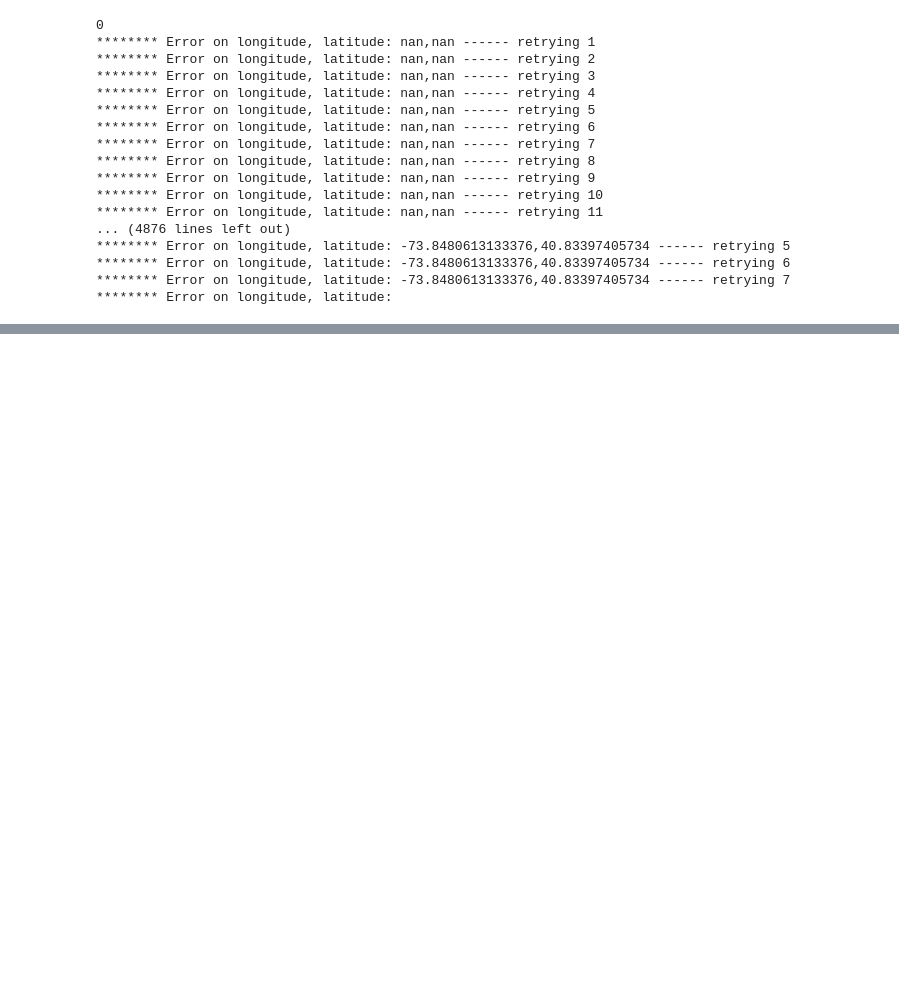
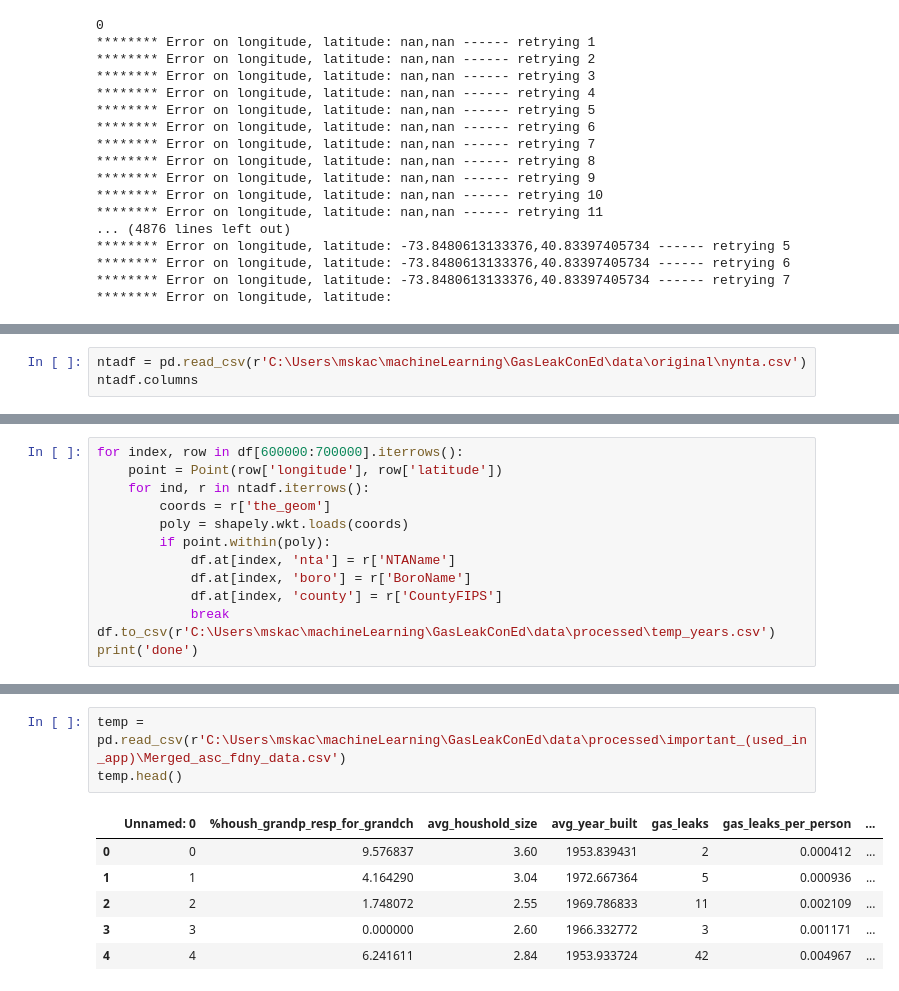
Before and after one commit to retemadpour/Gas-leak-project, a Jupyter notebook: dataProcessing/BuildingsAgeAnalysis.ipynb, the cells around one changed output, grey strips where cells are left out. Cells and saved outputs as stored; diff of their text form; blank space fills up the shorter version.

```diff
--- a/dataProcessing/BuildingsAgeAnalysis.ipynb
+++ b/dataProcessing/BuildingsAgeAnalysis.ipynb
@@ -427,0 +492,3 @@ Skipping line 290470: unexpected end of data
+# %%
+ntadf = pd.read_csv(r'C:\Users\mskac\machineLearning\GasLeakConEd\data\original\nynta.csv')
+ntadf.columns
@@ -427,0 +599,13 @@ Skipping line 290470: unexpected end of data
+# %%
+for index, row in df[600000:700000].iterrows():
+    point = Point(row['longitude'], row['latitude'])
+    for ind, r in ntadf.iterrows():
+        coords = r['the_geom']
+        poly = shapely.wkt.loads(coords)
+        if point.within(poly):
+            df.at[index, 'nta'] = r['NTAName']
+            df.at[index, 'boro'] = r['BoroName']
+            df.at[index, 'county'] = r['CountyFIPS']
+            break
+df.to_csv(r'C:\Users\mskac\machineLearning\GasLeakConEd\data\processed\temp_years.csv')
+print('done')
@@ -427,0 +671,10 @@ Skipping line 290470: unexpected end of data
+# %%
+temp = pd.read_csv(r'C:\Users\mskac\machineLearning\GasLeakConEd\data\processed\important_(used_in_app)\Merged_asc_fdny_data.csv')
+temp.head()
+# %% [output]
+|  | Unnamed: 0 | %housh_grandp_resp_for_grandch | avg_houshold_size | avg_year_built | gas_leaks | gas_leaks_per_person | ... |
+| 0 | 0 | 9.576837 | 3.60 | 1953.839431 | 2 | 0.000412 | ... |
+| 1 | 1 | 4.164290 | 3.04 | 1972.667364 | 5 | 0.000936 | ... |
+| 2 | 2 | 1.748072 | 2.55 | 1969.786833 | 11 | 0.002109 | ... |
+| 3 | 3 | 0.000000 | 2.60 | 1966.332772 | 3 | 0.001171 | ... |
+| 4 | 4 | 6.241611 | 2.84 | 1953.933724 | 42 | 0.004967 | ... |
```
Also changed, not shown: parts of 57 cells of this notebook, 18 other files.
